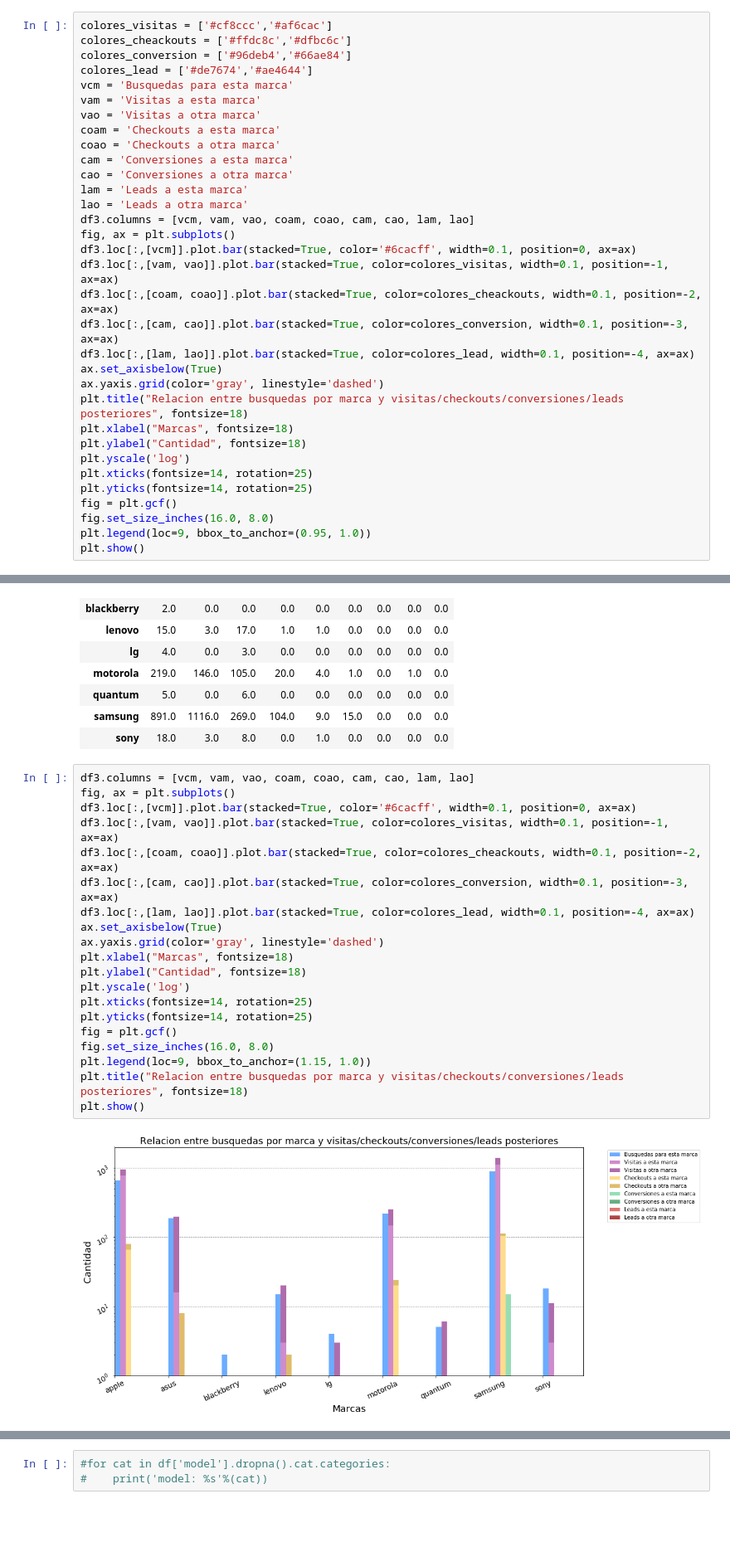
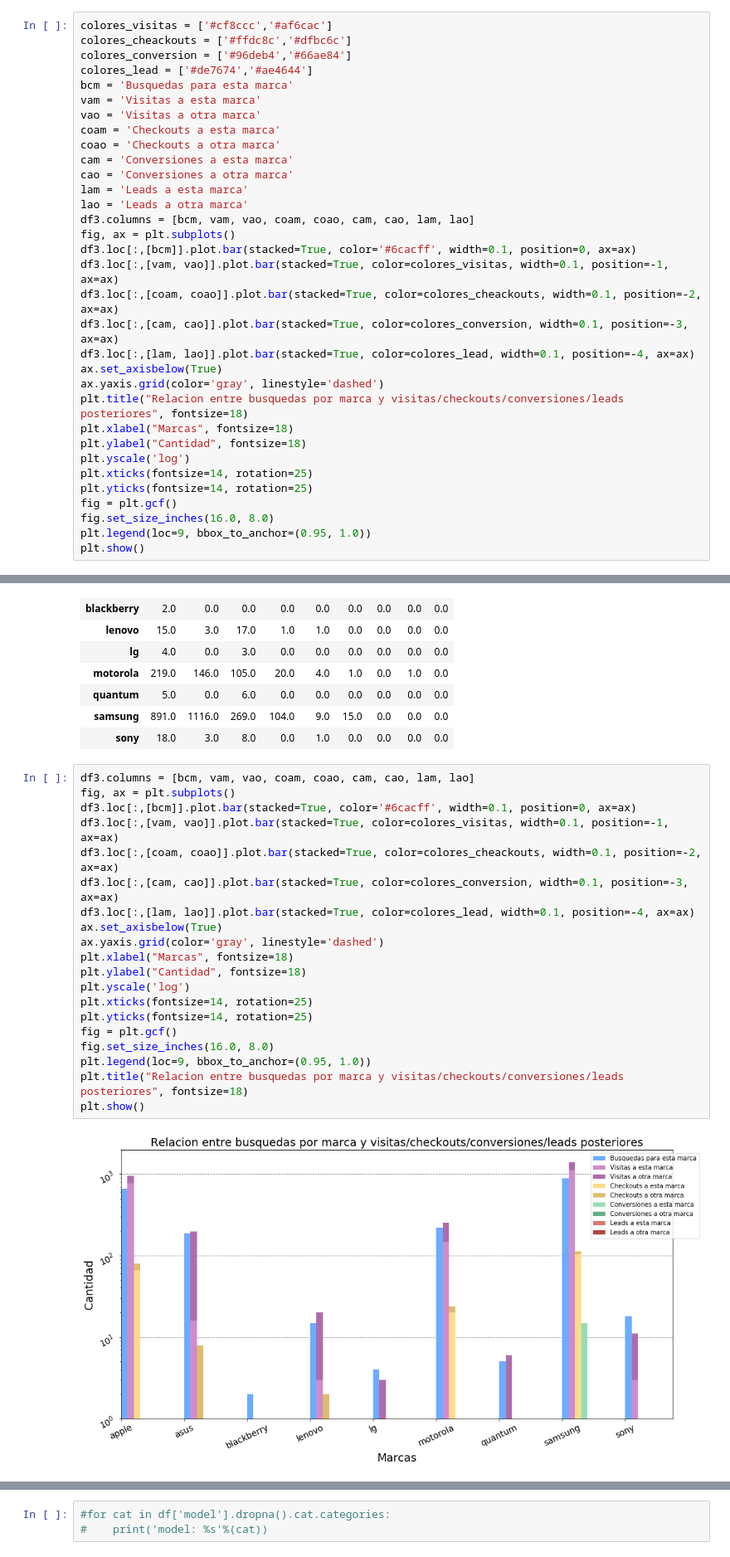
Before and after one commit to MartinCohen98/OrganizacionDeDatosTP1, a Jupyter notebook: analisis_por_terminos_de_busqueda.ipynb, the cells around one changed output, grey strips where cells are left out. Shown at 83% size. Cells and saved outputs as stored; diff of their text form; blank space fills up the shorter version.

```diff
--- a/analisis_por_terminos_de_busqueda.ipynb
+++ b/analisis_por_terminos_de_busqueda.ipynb
@@ -160,7 +160,7 @@ colores_visitas = ['#cf8ccc','#af6cac']
 colores_cheackouts = ['#ffdc8c','#dfbc6c']
 colores_conversion = ['#96deb4','#66ae84']
 colores_lead = ['#de7674','#ae4644']
-vcm = 'Busquedas para esta marca'
+bcm = 'Busquedas para esta marca'
 vam = 'Visitas a esta marca'
 vao = 'Visitas a otra marca'
 coam = 'Checkouts a esta marca'
@@ -169,9 +169,9 @@ cam = 'Conversiones a esta marca'
 cao = 'Conversiones a otra marca'
 lam = 'Leads a esta marca'
 lao = 'Leads a otra marca'
-df3.columns = [vcm, vam, vao, coam, coao, cam, cao, lam, lao]
+df3.columns = [bcm, vam, vao, coam, coao, cam, cao, lam, lao]
 fig, ax = plt.subplots()
-df3.loc[:,[vcm]].plot.bar(stacked=True, color='#6cacff', width=0.1, position=0, ax=ax)
+df3.loc[:,[bcm]].plot.bar(stacked=True, color='#6cacff', width=0.1, position=0, ax=ax)
 df3.loc[:,[vam, vao]].plot.bar(stacked=True, color=colores_visitas, width=0.1, position=-1, ax=ax)
 df3.loc[:,[coam, coao]].plot.bar(stacked=True, color=colores_cheackouts, width=0.1, position=-2, ax=ax)
 df3.loc[:,[cam, cao]].plot.bar(stacked=True, color=colores_conversion, width=0.1, position=-3, ax=ax)
@@ -403,26 +403,26 @@ df3
 | samsung | 891.0 | 1116.0 | 269.0 | 104.0 | 9.0 | 15.0 | 0.0 | 0.0 | 0.0 |
 | sony | 18.0 | 3.0 | 8.0 | 0.0 | 1.0 | 0.0 | 0.0 | 0.0 | 0.0 |
 # %%
-df3.columns = [vcm, vam, vao, coam, coao, cam, cao, lam, lao]
+df3.columns = [bcm, vam, vao, coam, coao, cam, cao, lam, lao]
 fig, ax = plt.subplots()
-df3.loc[:,[vcm]].plot.bar(stacked=True, color='#6cacff', width=0.1, position=0, ax=ax)
+df3.loc[:,[bcm]].plot.bar(stacked=True, color='#6cacff', width=0.1, position=0, ax=ax)
 df3.loc[:,[vam, vao]].plot.bar(stacked=True, color=colores_visitas, width=0.1, position=-1, ax=ax)
 df3.loc[:,[coam, coao]].plot.bar(stacked=True, color=colores_cheackouts, width=0.1, position=-2, ax=ax)
 df3.loc[:,[cam, cao]].plot.bar(stacked=True, color=colores_conversion, width=0.1, position=-3, ax=ax)
 df3.loc[:,[lam, lao]].plot.bar(stacked=True, color=colores_lead, width=0.1, position=-4, ax=ax)
 ax.set_axisbelow(True)
 ax.yaxis.grid(color='gray', linestyle='dashed')
 plt.xlabel("Marcas", fontsize=18)
 plt.ylabel("Cantidad", fontsize=18)
 plt.yscale('log')
 plt.xticks(fontsize=14, rotation=25)
 plt.yticks(fontsize=14, rotation=25)
 fig = plt.gcf()
 fig.set_size_inches(16.0, 8.0)
-plt.legend(loc=9, bbox_to_anchor=(1.15, 1.0))
+plt.legend(loc=9, bbox_to_anchor=(0.95, 1.0))
 plt.title("Relacion entre busquedas por marca y visitas/checkouts/conversiones/leads posteriores", fontsize=18)
 plt.show()
 # %% [output]
-[figure, old version]
+[figure, new version]
 # %%
 fig, ax = plt.subplots()
```
Also changed, not shown: parts of 6 cells of this notebook.
